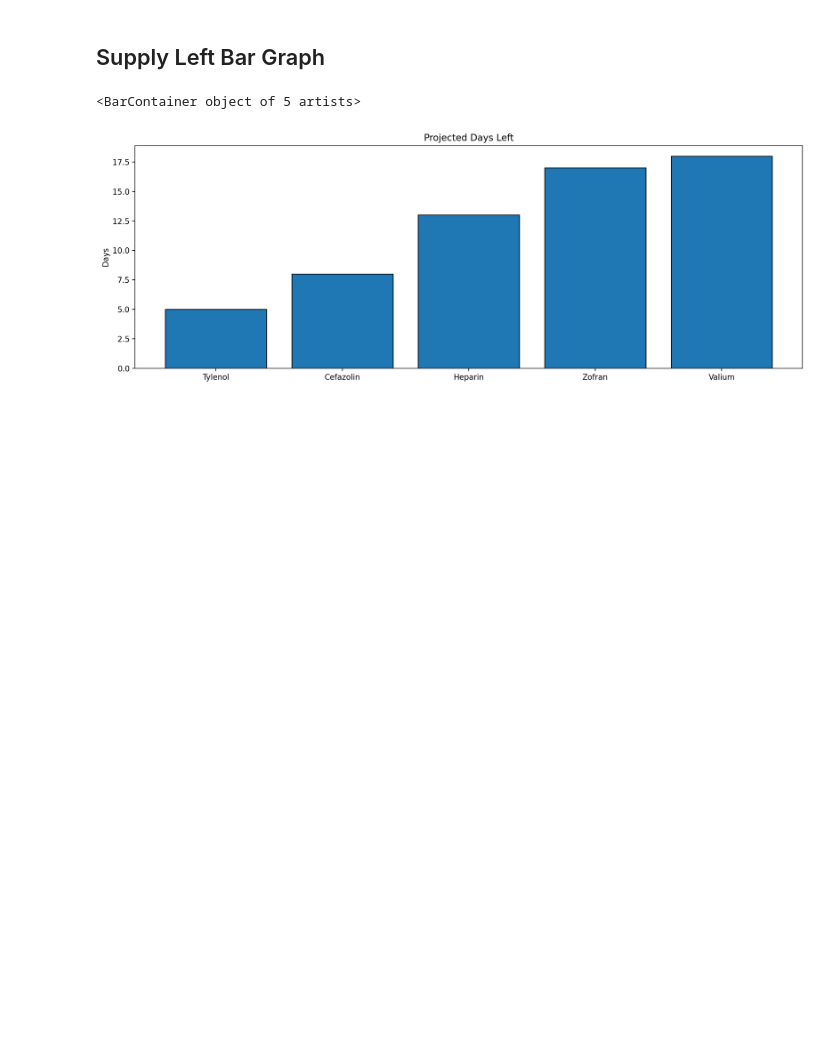
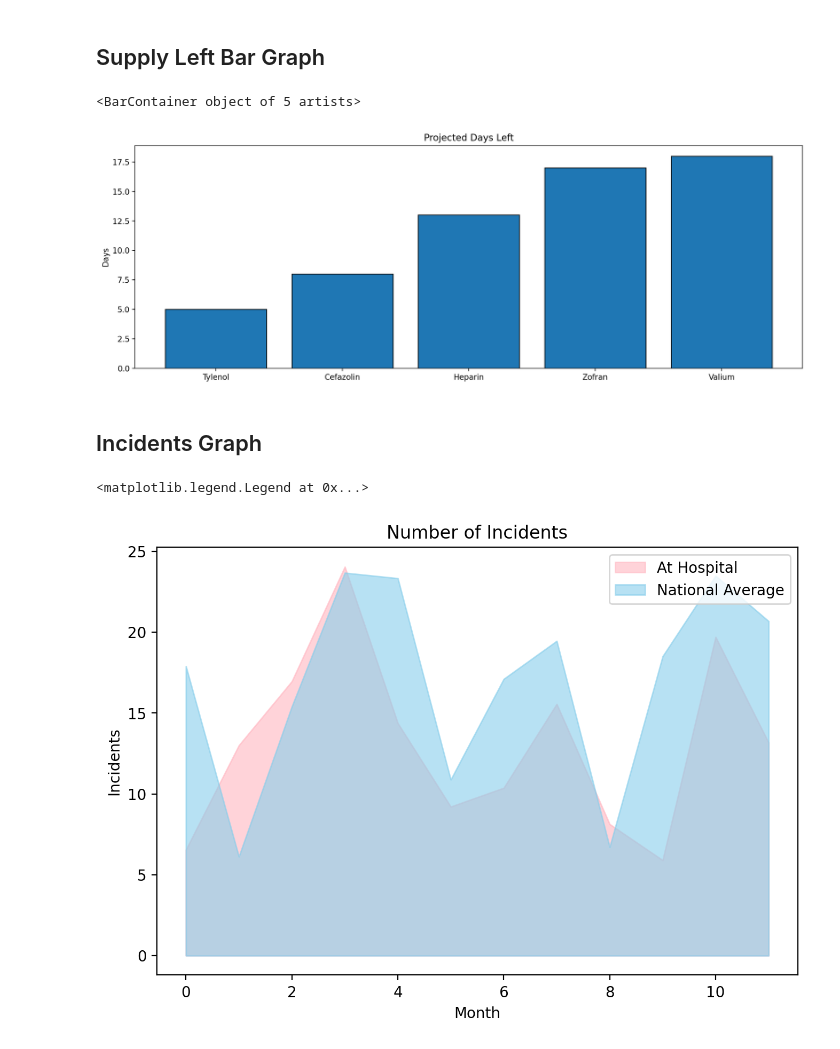
Before and after one commit to ryanschuerkamp/HackDavis2021, a Jupyter notebook: Visualizations.ipynb, the cells around one changed output. Cells and saved outputs as stored; diff of their text form; code cells hidden in the pictures; blank space fills up the shorter version.

Commit message:
Pushing Visualizations

```diff
--- a/Visualizations.ipynb
+++ b/Visualizations.ipynb
@@ -85,3 +85,26 @@ ax.bar(labels, days_left, edgecolor='black')
 # %%
 #Code to save as png
 fig.savefig('medicine_supply_bargraph.png', dpi=200)
+# %% [markdown]
+## Incidents Graph
+# %%
+at_hospital = np.random.uniform(low=5, high=25, size=(12))
+national_average = np.random.uniform(low=5, high=25, size=(12))
+
+fig = plt.figure(dpi=200)
+ax = fig.add_axes([0,0,1,1])
+
+ax.fill_between(np.arange(12), at_hospital, color="lightpink",
+                 alpha=0.6, label='At Hospital')
+
+ax.fill_between(np.arange(12), national_average, color="skyblue",
+                 alpha=0.6, label='National Average')
+
+ax.set_title('Number of Incidents')
+ax.set_xlabel('Month')
+ax.set_ylabel('Incidents')
+
+ax.legend()
+# %% [output]
+<matplotlib.legend.Legend at 0x...>
+[figure, added]
```
Also changed, not shown: parts of 4 cells of this notebook, 2 other files.
